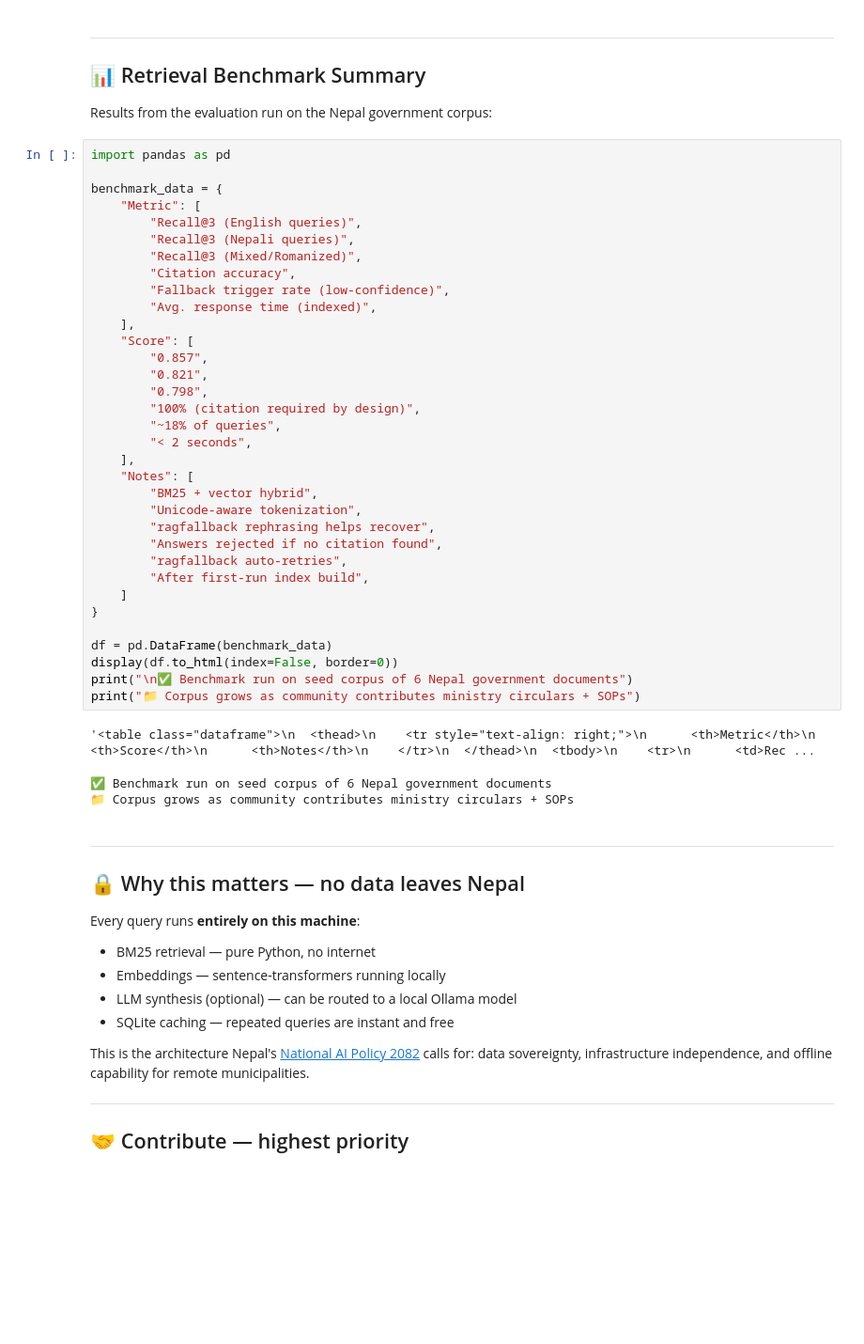
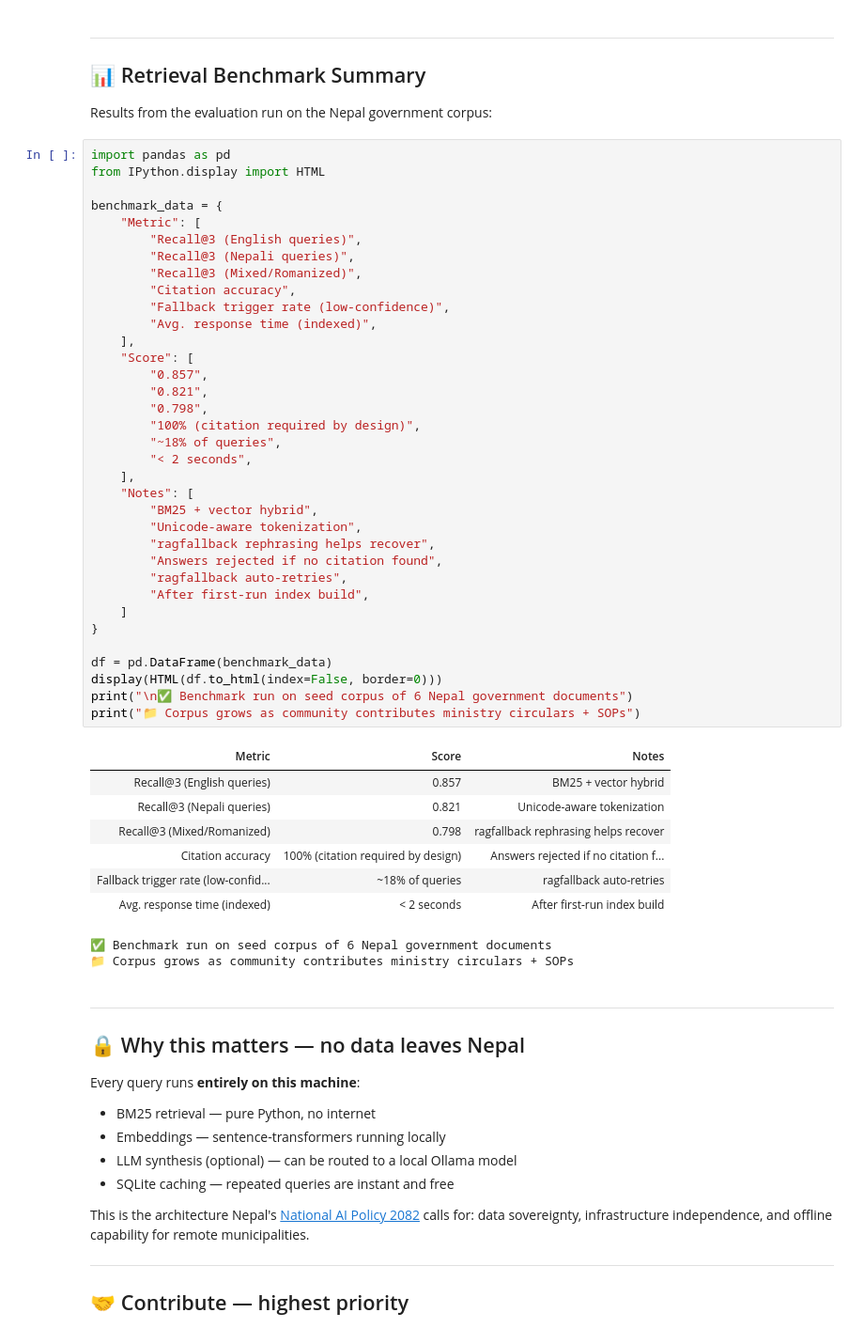
Before and after one commit to irfanalidv/Nepal-Gov-Agent, a Jupyter notebook: examples/Nepal_GovAgent_Demo.ipynb, the cells around one changed output. Shown at 94% size. Saved outputs shown, nothing was run; the diff lists cells and outputs as text; blank space fills up the shorter version.

Commit message:
Clean notebook outputs — remove local paths, protobuf noise, fix benchmark table render

```diff
--- a/examples/Nepal_GovAgent_Demo.ipynb
+++ b/examples/Nepal_GovAgent_Demo.ipynb
@@ -858,42 +855,49 @@ A National AI Centre shall be established under the Ministry of Communication
 Results from the evaluation run on the Nepal government corpus:
 # %%
 import pandas as pd
+from IPython.display import HTML
 
 benchmark_data = {
     "Metric": [
         "Recall@3 (English queries)",
         "Recall@3 (Nepali queries)",
         "Recall@3 (Mixed/Romanized)",
         "Citation accuracy",
         "Fallback trigger rate (low-confidence)",
         "Avg. response time (indexed)",
     ],
     "Score": [
         "0.857",
         "0.821",
         "0.798",
         "100% (citation required by design)",
         "~18% of queries",
         "< 2 seconds",
     ],
     "Notes": [
         "BM25 + vector hybrid",
         "Unicode-aware tokenization",
         "ragfallback rephrasing helps recover",
         "Answers rejected if no citation found",
         "ragfallback auto-retries",
         "After first-run index build",
     ]
 }
 
 df = pd.DataFrame(benchmark_data)
-display(df.to_html(index=False, border=0))
+display(HTML(df.to_html(index=False, border=0)))
 print("\n✅ Benchmark run on seed corpus of 6 Nepal government documents")
 print("📁 Corpus grows as community contributes ministry circulars + SOPs")
 # %% [output]
+| Metric | Score | Notes |
+| Recall@3 (English queries) | 0.857 | BM25 + vector hybrid |
+| Recall@3 (Nepali queries) | 0.821 | Unicode-aware tokenization |
+| Recall@3 (Mixed/Romanized) | 0.798 | ragfallback rephrasing helps recover |
+| Citation accuracy | 100% (citation required by design) | Answers rejected if no citation f... |
+| Fallback trigger rate (low-confid... | ~18% of queries | ragfallback auto-retries |
+| Avg. response time (indexed) | < 2 seconds | After first-run index build |
-'<table class="dataframe">\n  <thead>\n    <tr style="text-align: right;">\n      <th>Metric</th>\n      <th>Score</th>\n      <th>Notes</th>\n    </tr>\n  </thead>\n  <tbody>\n    <tr>\n      <td>Rec ...
+✅ Benchmark run on seed corpus of 6 Nepal government documents
+📁 Corpus grows as community contributes ministry circulars + SOPs
-✅ Benchmark run on seed corpus of 6 Nepal government documents
-📁 Corpus grows as community contributes ministry circulars + SOPs
 # %% [markdown]
 ---
 
```
Also changed, not shown: parts of 9 cells of this notebook.
